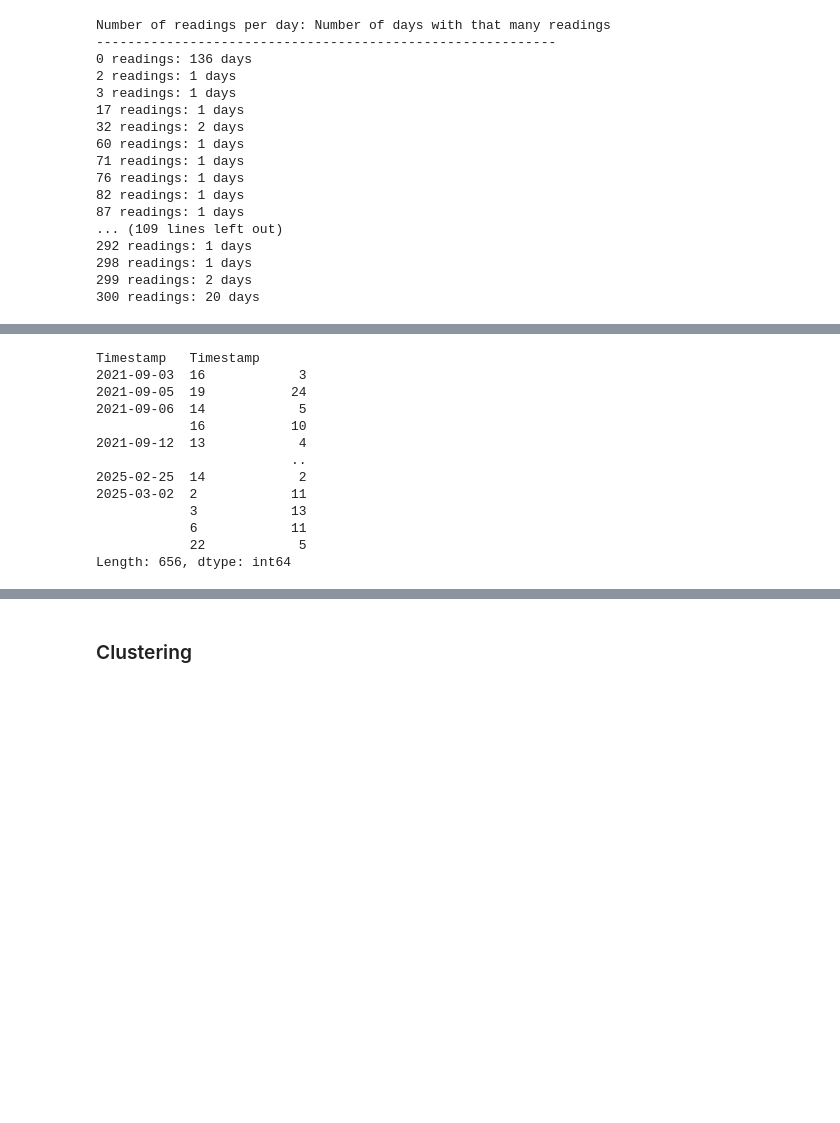
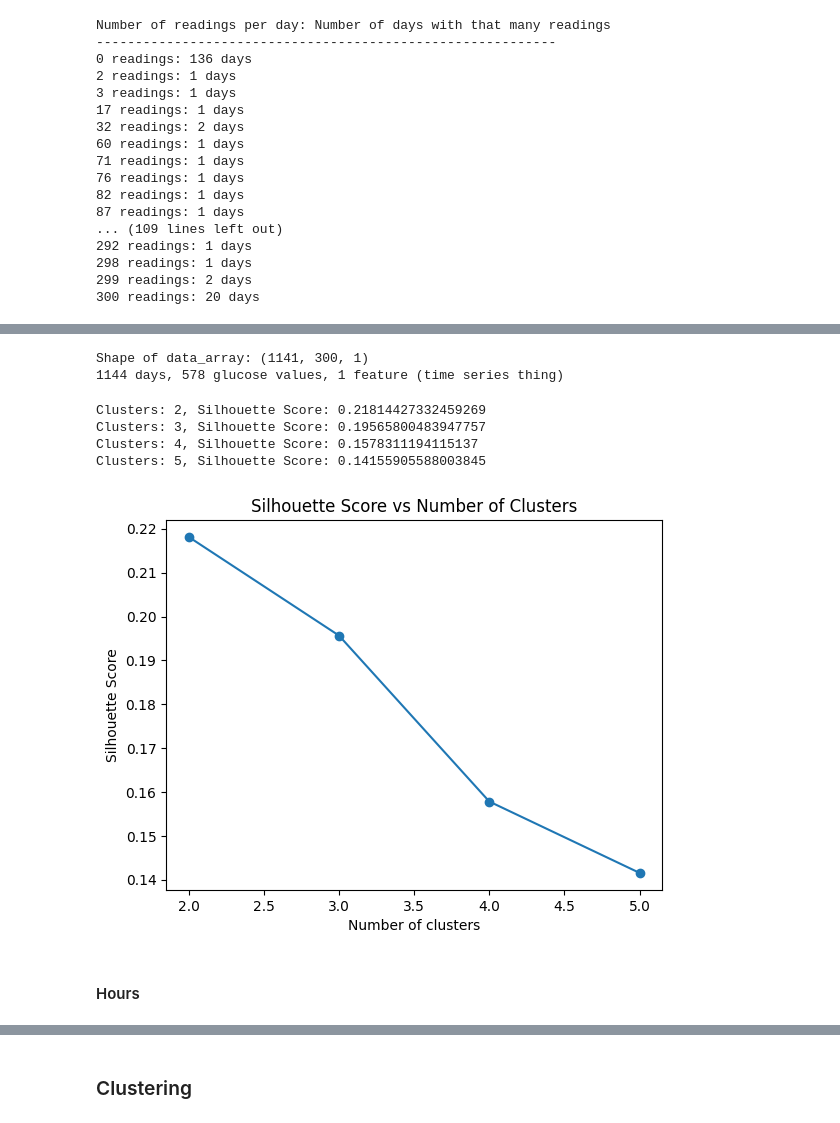
Before and after one commit to rjaisinghani99/blood_glucose_forecaster, a Jupyter notebook: Project_Milestone.ipynb, the cells around one changed output, grey strips where cells are left out. Cells and saved outputs as stored; diff of their text form; code cells hidden in the pictures; blank space fills up the shorter version.

```diff
--- a/Project_Milestone.ipynb
+++ b/Project_Milestone.ipynb
@@ -129,2 +178,57 @@ dexcom_df.head()
+# %%
+daily_groups = dexcom_df_day.groupby(pd.Grouper(key='Timestamp', freq='D'))
+
+daily_series = [group['Glucose Value (mg/dL)'].values
+                for _, group in daily_groups if not group.empty]
+
+max_length = max(len(series) for series in daily_series)
+padded_series = []
+for series in daily_series:
+    padded = np.pad(series, (0, max_length - len(series)), mode='edge')
+    padded_series.append(padded)
+
+data_array = np.array(padded_series)
+data_array = data_array[..., np.newaxis]  # Add a feature dimension
+
+print("Shape of data_array:", data_array.shape)
+print("1144 days, 578 glucose values, 1 feature (time series thing)")
+
+# Normalize the data
+normalized_data_day = []
+scaler = MinMaxScaler()
+for series in data_array:
+    normalized_series = scaler.fit_transform(series)
+    normalized_data_day.append(normalized_series)
+normalized_data_day = np.array(normalized_data_day)
+# %% [output]
+Shape of data_array: (1141, 300, 1)
+1144 days, 578 glucose values, 1 feature (time series thing)
+# %%
+distance_matrix_day = cdist_dtw(normalized_data_day)
+
+silhouette_scores = []
+n_clusters_range = range(2, 6)
+
+for n_clusters in n_clusters_range:
+    kmeans = TimeSeriesKMeans(n_clusters=n_clusters, metric="dtw", random_state=0)
+    clusters = kmeans.fit_predict(normalized_data_day)
+
+    score = silhouette_score(distance_matrix_day, clusters, metric="precomputed")
+    silhouette_scores.append(score)
+    print(f'Clusters: {n_clusters}, Silhouette Score: {score}')
+
+plt.plot(list(n_clusters_range), silhouette_scores, marker='o')
+plt.xlabel('Number of clusters')
+plt.ylabel('Silhouette Score')
+plt.title('Silhouette Score vs Number of Clusters')
+plt.show()
+# %% [output]
+Clusters: 2, Silhouette Score: 0.21814427332459269
+Clusters: 3, Silhouette Score: 0.19565800483947757
+Clusters: 4, Silhouette Score: 0.1578311194115137
+Clusters: 5, Silhouette Score: 0.14155905588003845
+[figure, added]
+# %% [markdown]
+#### Hours
 # %%
 hourly_counts = dexcom_df.groupby([dexcom_df['Timestamp'].dt.date,
@@ -132,16 +241,0 @@ hourly_counts = dexcom_df.groupby([dexcom_df['Timestamp'].dt.date,
-# %%
-hourly_counts[hourly_counts!=12]
-# %% [output]
-Timestamp   Timestamp
-2021-09-03  16            3
-2021-09-05  19           24
-2021-09-06  14            5
-            16           10
-2021-09-12  13            4
-                         ..
-2025-02-25  14            2
-2025-03-02  2            11
-            3            13
-            6            11
-            22            5
-Length: 656, dtype: int64
```
Also changed, not shown: parts of 30 cells of this notebook.
